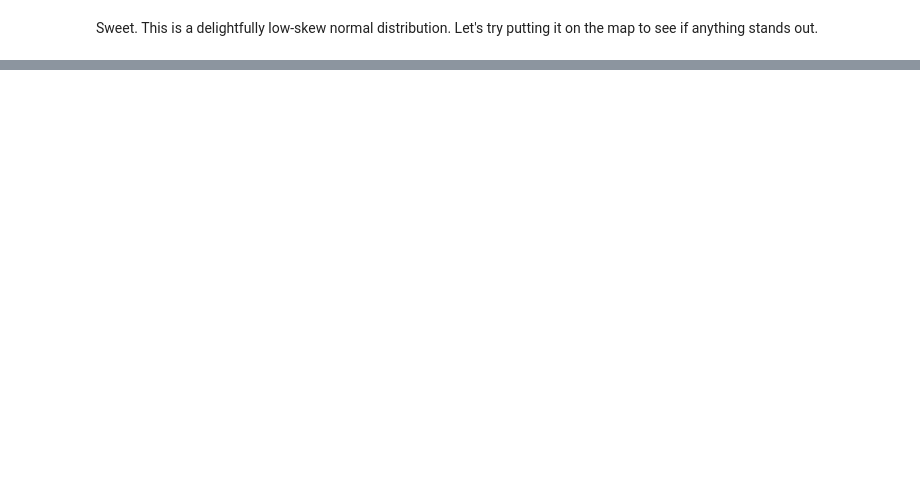
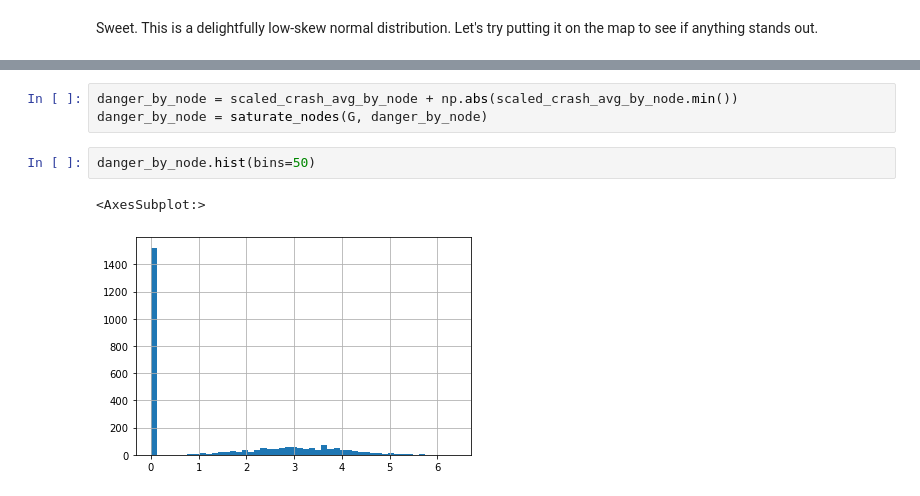
Before and after one commit to clyman23/spoke, a Jupyter notebook: notebooks/maxdumas/danger-metric-exploration.ipynb, the cells around one changed output, grey strips where cells are left out. Saved outputs shown, nothing was run; the diff lists cells and outputs as text; blank space fills up the shorter version.

```diff
--- a/notebooks/maxdumas/danger-metric-exploration.ipynb
+++ b/notebooks/maxdumas/danger-metric-exploration.ipynb
@@ -69,0 +80,8 @@ Sweet. This is a delightfully low-skew normal distribution. Let's try putting it
+# %%
+danger_by_node = scaled_crash_avg_by_node + np.abs(scaled_crash_avg_by_node.min())
+danger_by_node = saturate_nodes(G, danger_by_node)
+# %%
+danger_by_node.hist(bins=50)
+# %% [output]
+<AxesSubplot:>
+[figure, added]
```
Also changed, not shown: parts of 8 cells of this notebook.
